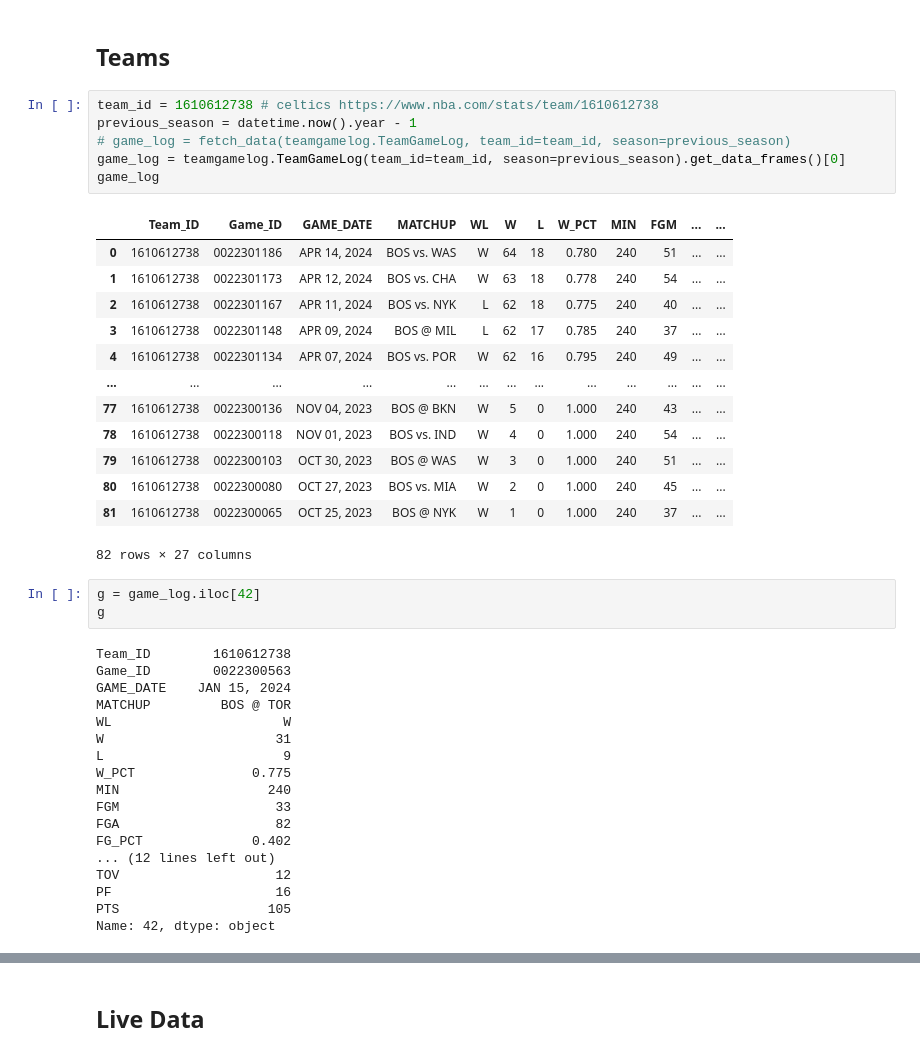
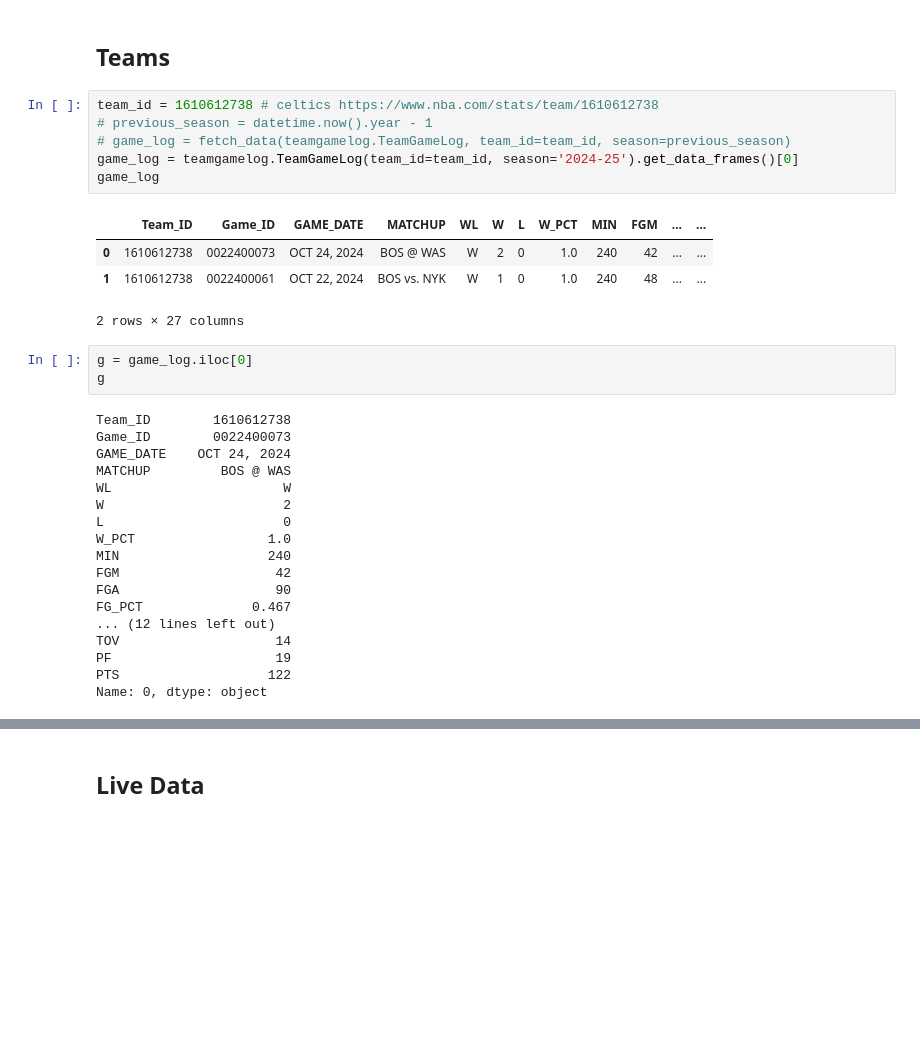
Before and after one commit to slevin48/NBA, a Jupyter notebook: notebook.ipynb, the cells around one changed output, grey strips where cells are left out. Saved outputs shown, nothing was run; the diff lists cells and outputs as text; blank space fills up the shorter version.

```diff
--- a/notebook.ipynb
+++ b/notebook.ipynb
@@ -15,45 +18,36 @@ https://github.com/swar/nba_api/blob/master/docs/examples/Basics.ipynb
 ## Teams
 # %%
 team_id = 1610612738 # celtics https://www.nba.com/stats/team/1610612738
-previous_season = datetime.now().year - 1
+# previous_season = datetime.now().year - 1
 # game_log = fetch_data(teamgamelog.TeamGameLog, team_id=team_id, season=previous_season)
-game_log = teamgamelog.TeamGameLog(team_id=team_id, season=previous_season).get_data_frames()[0]
+game_log = teamgamelog.TeamGameLog(team_id=team_id, season='2024-25').get_data_frames()[0]
 game_log
 # %% [output]
 |  | Team_ID | Game_ID | GAME_DATE | MATCHUP | WL | W | L | W_PCT | MIN | FGM | ... | ... |
-| 0 | 1610612738 | 0022301186 | APR 14, 2024 | BOS vs. WAS | W | 64 | 18 | 0.780 | 240 | 51 | ... | ... |
-| 1 | 1610612738 | 0022301173 | APR 12, 2024 | BOS vs. CHA | W | 63 | 18 | 0.778 | 240 | 54 | ... | ... |
-| 2 | 1610612738 | 0022301167 | APR 11, 2024 | BOS vs. NYK | L | 62 | 18 | 0.775 | 240 | 40 | ... | ... |
-| 3 | 1610612738 | 0022301148 | APR 09, 2024 | BOS @ MIL | L | 62 | 17 | 0.785 | 240 | 37 | ... | ... |
-| 4 | 1610612738 | 0022301134 | APR 07, 2024 | BOS vs. POR | W | 62 | 16 | 0.795 | 240 | 49 | ... | ... |
-| ... | ... | ... | ... | ... | ... | ... | ... | ... | ... | ... | ... | ... |
-| 77 | 1610612738 | 0022300136 | NOV 04, 2023 | BOS @ BKN | W | 5 | 0 | 1.000 | 240 | 43 | ... | ... |
-| 78 | 1610612738 | 0022300118 | NOV 01, 2023 | BOS vs. IND | W | 4 | 0 | 1.000 | 240 | 54 | ... | ... |
-| 79 | 1610612738 | 0022300103 | OCT 30, 2023 | BOS @ WAS | W | 3 | 0 | 1.000 | 240 | 51 | ... | ... |
-| 80 | 1610612738 | 0022300080 | OCT 27, 2023 | BOS vs. MIA | W | 2 | 0 | 1.000 | 240 | 45 | ... | ... |
-| 81 | 1610612738 | 0022300065 | OCT 25, 2023 | BOS @ NYK | W | 1 | 0 | 1.000 | 240 | 37 | ... | ... |
+| 0 | 1610612738 | 0022400073 | OCT 24, 2024 | BOS @ WAS | W | 2 | 0 | 1.0 | 240 | 42 | ... | ... |
+| 1 | 1610612738 | 0022400061 | OCT 22, 2024 | BOS vs. NYK | W | 1 | 0 | 1.0 | 240 | 48 | ... | ... |
-82 rows × 27 columns
+2 rows × 27 columns
 # %%
-g = game_log.iloc[42]
+g = game_log.iloc[0]
 g
 # %% [output]
 Team_ID        1610612738
-Game_ID        0022300563
-GAME_DATE    JAN 15, 2024
-MATCHUP         BOS @ TOR
+Game_ID        0022400073
+GAME_DATE    OCT 24, 2024
+MATCHUP         BOS @ WAS
 WL                      W
-W                      31
-L                       9
-W_PCT               0.775
+W                       2
+L                       0
+W_PCT                 1.0
 MIN                   240
-FGM                    33
-FGA                    82
-FG_PCT              0.402
+FGM                    42
+FGA                    90
+FG_PCT              0.467
 ... (12 lines left out)
-TOV                    12
-PF                     16
-PTS                   105
-Name: 42, dtype: object
+TOV                    14
+PF                     19
+PTS                   122
+Name: 0, dtype: object
 # %%
 matchup = g['MATCHUP'].replace(' vs. ', '-vs-').replace(' @ ', '-vs-').lower()
 game_id = g['Game_ID']
```
Also changed, not shown: parts of 20 cells of this notebook, 5 other files.
